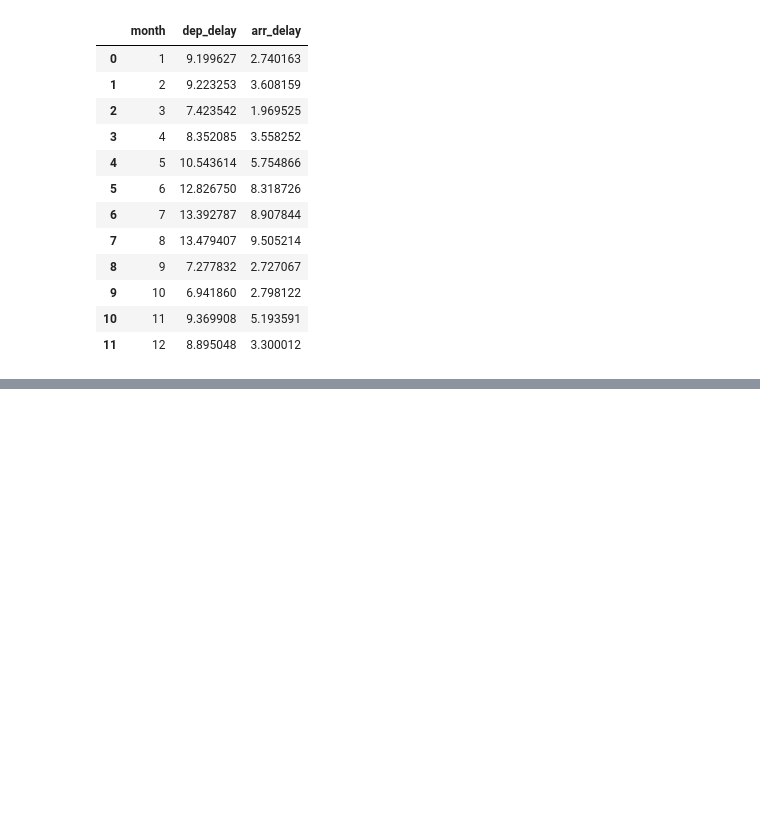
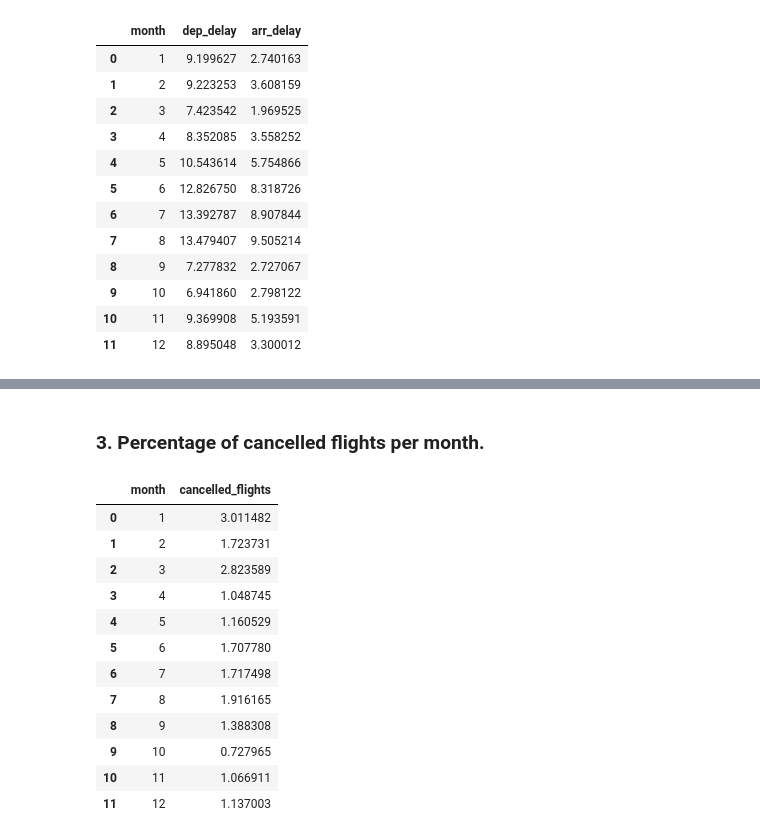
Before and after one commit to Daniel-Prus/airline_delay_and_cancellation_analysis, a Jupyter notebook: output/overall_analysis.ipynb, the cells around one changed output, grey strips where cells are left out. Cells and saved outputs as stored; diff of their text form; code cells hidden in the pictures; blank space fills up the shorter version.

```diff
--- a/output/overall_analysis.ipynb
+++ b/output/overall_analysis.ipynb
@@ -56,3 +56,24 @@ fig = go.Figure(data=[go.Bar(x=avg_delay.month, y=avg_delay.dep_delay, name='dep
 fig.show()
 # %% [output]
 [interactive output not drawn]
+# %% [markdown]
+### 3. Percentage of cancelled flights per month.
+# %%
+cancelled_flights = pd.read_csv("06_cancelled_flights_rate_per_month.csv", header=None, sep='\t')
+cancelled_flights.columns=["month", "cancelled_flights"]
+cancelled_flights.cancelled_flights = cancelled_flights.cancelled_flights.apply(lambda x: x * 100)
+cancelled_flights
+# %% [output]
+|  | month | cancelled_flights |
+| 0 | 1 | 3.011482 |
+| 1 | 2 | 1.723731 |
+| 2 | 3 | 2.823589 |
+| 3 | 4 | 1.048745 |
+| 4 | 5 | 1.160529 |
+| 5 | 6 | 1.707780 |
+| 6 | 7 | 1.717498 |
+| 7 | 8 | 1.916165 |
+| 8 | 9 | 1.388308 |
+| 9 | 10 | 0.727965 |
+| 10 | 11 | 1.066911 |
+| 11 | 12 | 1.137003 |
```
Also changed, not shown: parts of 2 cells of this notebook, 4 other files.
